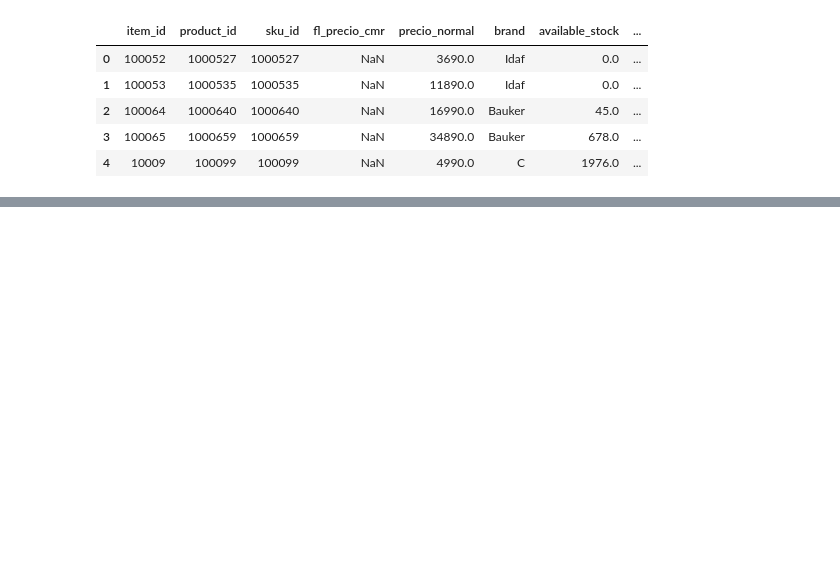
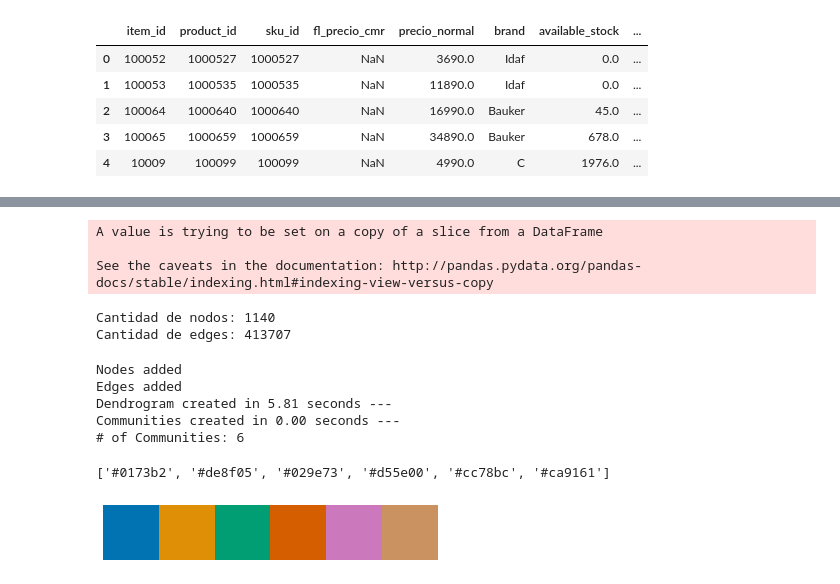
Before and after one commit to MarceloMedel/DataScience, a Jupyter notebook: Other/Viz_graph_product.ipynb, the cells around one changed output, grey strips where cells are left out. Saved outputs shown, nothing was run; the diff lists cells and outputs as text; code cells hidden in the pictures; blank space fills up the shorter version.

```diff
--- a/Other/Viz_graph_product.ipynb
+++ b/Other/Viz_graph_product.ipynb
@@ -100,2 +160,52 @@ nodes = df_graph['item_id'].unique()
+# %%
+nodes = ab_cat_fact['cat_a'].unique()
 # %%
 nodes
+# %%
+edges = ab_item_fact[['cat_a','cat_b']]#.values.tolist()
+edges.drop_duplicates(subset=['cat_a','cat_b'],keep='first',inplace=True)
+edges = edges.values.tolist()
+# %% [output]
+A value is trying to be set on a copy of a slice from a DataFrame
+
+See the caveats in the documentation: http://pandas.pydata.org/pandas-docs/stable/indexing.html#indexing-view-versus-copy
+# %%
+print('Cantidad de nodos: '+str(len(nodes)))
+print('Cantidad de edges: '+str(len(edges)))
+# %% [output]
+Cantidad de nodos: 1140
+Cantidad de edges: 413707
+# %%
+import networkx as nx
+import community
+from cytoolz import keymap, keyfilter, valmap, valfilter, itemmap, frequencies
+import random
+
+prod_graph = nx.Graph()
+prod_graph.add_nodes_from(nodes)
+print('Nodes added')
+prod_graph.add_edges_from(edges)
+print('Edges added')
+
+import time
+start_time = time.time()
+dendrogram = community.generate_dendrogram(prod_graph, random_state=1312)
+print("Dendrogram created in {:.2f} seconds ---".format(time.time() - start_time))
+
+
+for level in range(len(dendrogram) - 1) :
+    print(level)
+    print("Partition at level", level,"is", partition_at_level(dendo, level))
+
+import time
+start_time = time.time()
+communities = community.partition_at_level(dendrogram, len(dendrogram) - 1)
+print("Communities created in {:.2f} seconds ---".format(time.time() - start_time))
+community_sizes = frequencies(communities.values())
+print('# of Communities:', len(community_sizes))
+# %% [output]
+Nodes added
+Edges added
+Dendrogram created in 5.81 seconds ---
+Communities created in 0.00 seconds ---
+# of Communities: 6
@@ -101,0 +218,13 @@ nodes
+# %%
+from matplotlib.colors import rgb2hex
+
+palette = sns.color_palette('colorblind', n_colors=len(community_sizes))
+# esto convierte cada color a una representación hexadecimal, como la usada en los Sitios Web
+palette = list(map(rgb2hex, palette))
+print(palette)
+# este método grafica la paleta de colores
+sns.palplot(palette)
+plt.axis('off');
+# %% [output]
+['#0173b2', '#de8f05', '#029e73', '#d55e00', '#cc78bc', '#ca9161']
+[figure, added]
```
Also changed, not shown: parts of 43 cells of this notebook.
